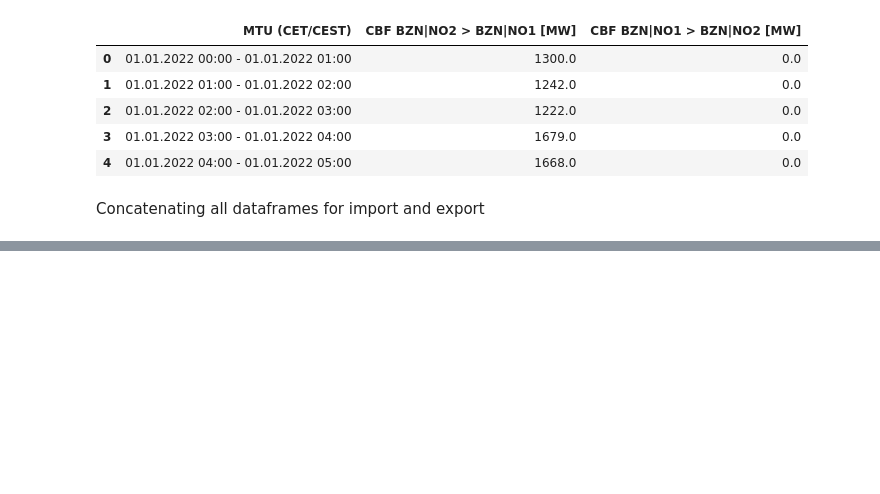
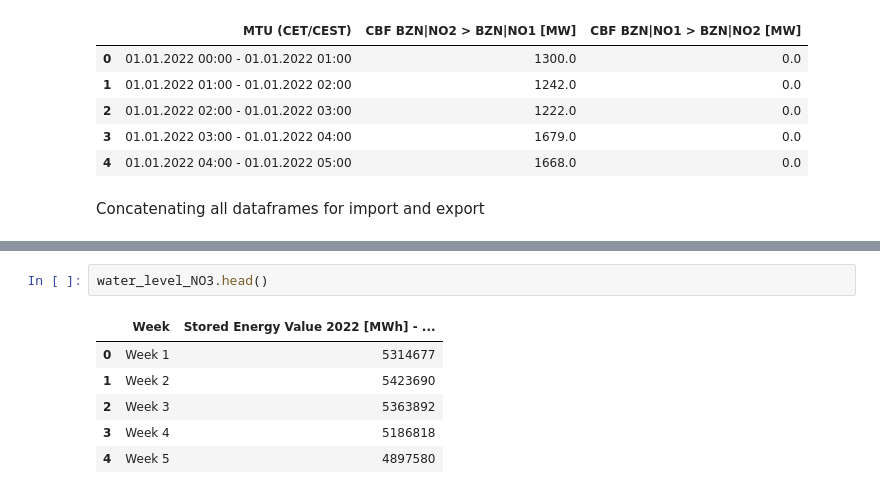
Before and after one commit to HIOF-Bachelor-Project-Group-7/Time-series-energy-price-prediction-bidding-zone-N01, a Jupyter notebook: code/data aggreagation.ipynb, the cells around one changed output, grey strips where cells are left out. Cells and saved outputs as stored; diff of their text form; blank space fills up the shorter version.

```diff
--- a/code/data aggreagation.ipynb
+++ b/code/data aggreagation.ipynb
@@ -219,0 +348,9 @@ import_export_NO1_neighbours.head()
+# %%
+water_level_NO3.head()
+# %% [output]
+|  | Week | Stored Energy Value 2022 [MWh] - ... |
+| 0 | Week 1 | 5314677 |
+| 1 | Week 2 | 5423690 |
+| 2 | Week 3 | 5363892 |
+| 3 | Week 4 | 5186818 |
+| 4 | Week 5 | 4897580 |
```
Also changed, not shown: parts of 22 cells of this notebook, 5 other files.
